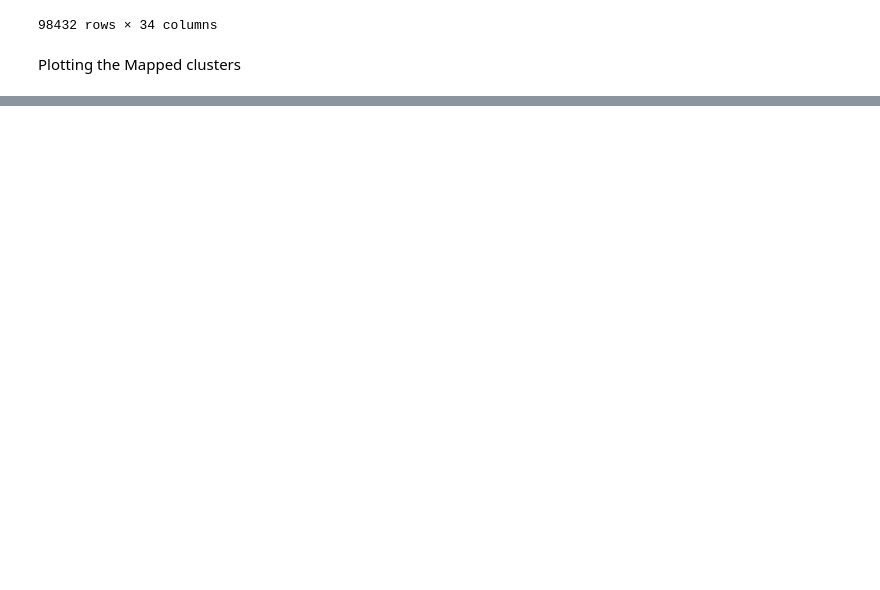
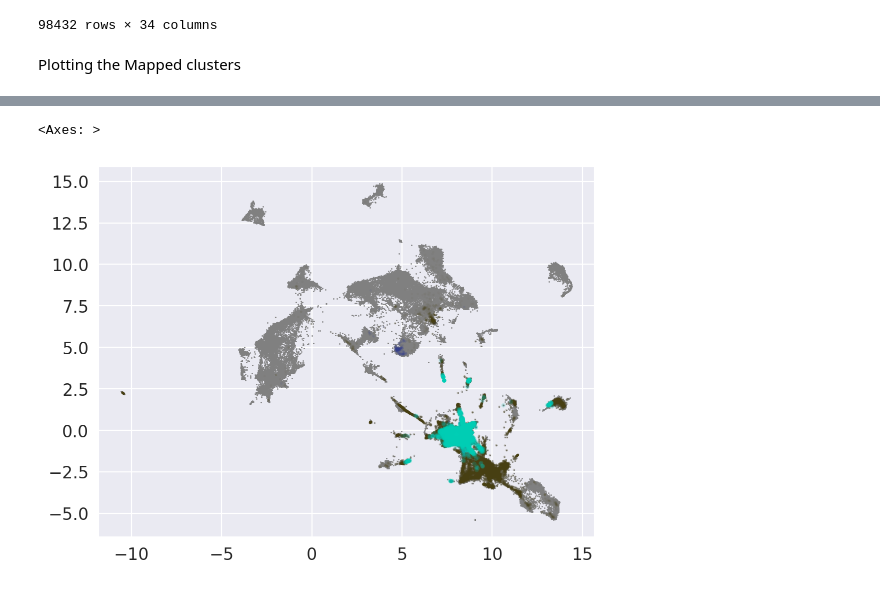
Before and after one commit to Nikhilesh-Vasanthakumar/Immune-Complexity-and-Regenerative-Dynamics-in-Pleurodeles-waltl, a Jupyter notebook: Samap_test_script.ipynb, the cells around one changed output, grey strips where cells are left out. Cells and saved outputs as stored; diff of their text form; code cells hidden in the pictures; blank space fills up the shorter version.

```diff
--- a/Samap_test_script.ipynb
+++ b/Samap_test_script.ipynb
@@ -470,0 +573,5 @@ AttributeError: 'SAMAP' object has no attribute 'adata'
+# %%
+sm.plot_expression_overlap({'hs':'ENSG00000204103','pw':'gene51600'})
+# %% [output]
+<Axes: >
+[figure, added]
```
Also changed, not shown: parts of 34 cells of this notebook, 9 other files.
